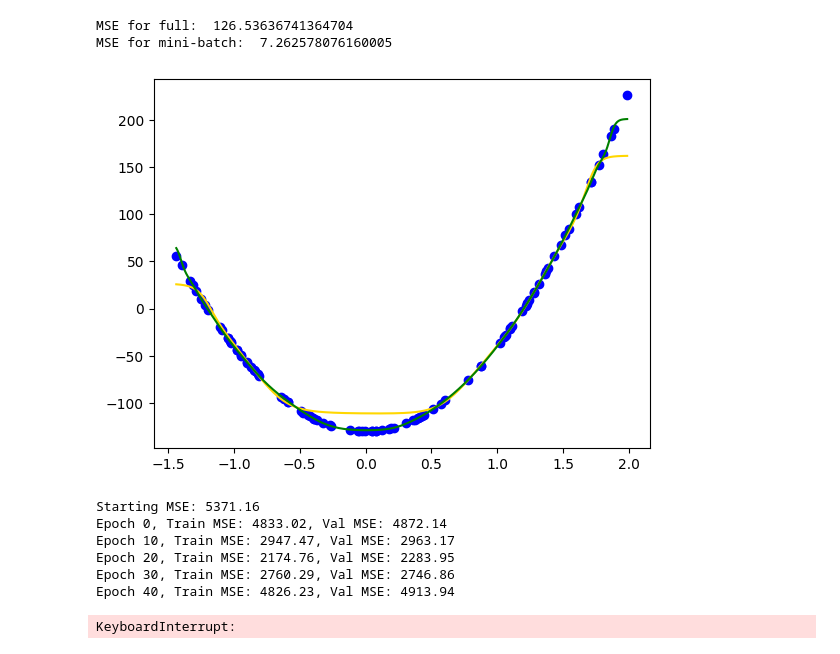
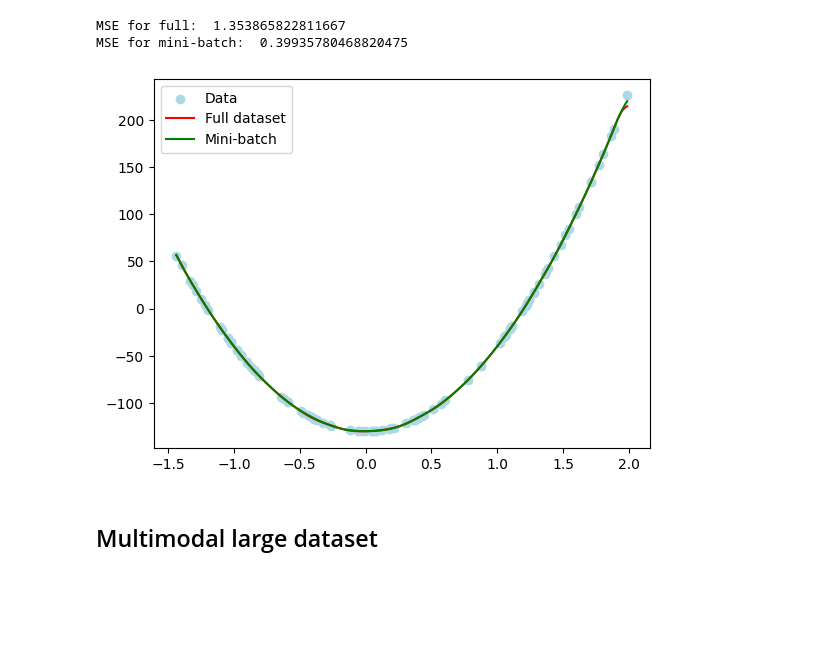
Before and after one commit to wojcikbart/NeuralNetworks, a Jupyter notebook: nn2/nn2.ipynb, the cells around one changed output. Drawn from its saved outputs; the diff is of its cells as text; code cells hidden in the pictures; blank space fills up the shorter version.

```diff
--- a/nn2/nn2.ipynb
+++ b/nn2/nn2.ipynb
@@ -170,0 +90,14 @@ Final MSE: 34.85779774713603 after 60000 epochs
+# %%
+nn_square_batch = NeuralNetwork(X_square_train, y_square_train, [1, 32, 64, 32, 1],
+                                activation_fun='sigmoid')
+history_square_batch = nn_square_batch.train(learning_rate=0.1, epochs=int(2e3), validation_data=(X_square_test, y_square_test), stop_condition=0.01, batch_size=20)
+history_square_batch = nn_square_batch.train(learning_rate=0.01, epochs=int(5e4), validation_data=(X_square_test, y_square_test), stop_condition=0.01, batch_size=20)
+history_square_batch = nn_square_batch.train(learning_rate=0.001, epochs=int(5e4), validation_data=(X_square_test, y_square_test), stop_condition=0.01, batch_size=20)
+history_square_batch = nn_square_batch.train(learning_rate=0.0001, epochs=int(5e4), validation_data=(X_square_test, y_square_test), stop_condition=0.01, batch_size=20)
+
+nn_square = NeuralNetwork(X_square_train, y_square_train, [1, 32, 64, 32, 1],
+                          activation_fun='sigmoid')
+history_square = nn_square.train(learning_rate=0.1, epochs=int(1e3), validation_data=(X_square_test, y_square_test), stop_condition=0.01)
+history_square = nn_square.train(learning_rate=0.01, epochs=int(5e3), validation_data=(X_square_test, y_square_test), stop_condition=0.01)
+history_square = nn_square.train(learning_rate=0.001, epochs=int(5e3), validation_data=(X_square_test, y_square_test), stop_condition=0.01)
+history_square = nn_square.train(learning_rate=0.0001, epochs=int(5e3), validation_data=(X_square_test, y_square_test), stop_condition=0.01)
@@ -171,21 +122,24 @@ Final MSE: 34.85779774713603 after 60000 epochs
 # %%
 y_square_pred = nn_square.predict(X_square_test)
 mse_square = np.mean(np.square(y_square_test - y_square_pred))
 print("MSE for full: ", mse_square)
 
-y_square_pred2 = nn_square2.predict(X_square_test)
+y_square_pred2 = nn_square_batch.predict(X_square_test)
 mse_square2 = np.mean(np.square(y_square_test - y_square_pred2))
 print("MSE for mini-batch: ", mse_square2)
 
 x = np.linspace(min(X_square_test), max(X_square_test), 1000)
-plt.scatter(X_square_test, y_square_test, color='blue')
-plt.plot(x, nn_square.predict(x), color='gold')
-plt.plot(x, nn_square2.predict(x), color='green')
+plt.scatter(X_square_test, y_square_test, color='lightblue', label='Data')
+plt.plot(x, nn_square.predict(x), color='red', label='Full dataset')
+plt.plot(x, nn_square_batch.predict(x), color='green', label='Mini-batch')
+plt.legend()
 plt.show()
 # %% [output]
-MSE for full:  126.53636741364704
-MSE for mini-batch:  7.262578076160005
+MSE for full:  1.353865822811667
+MSE for mini-batch:  0.39935780468820475
-[figure, old version]
+[figure, new version]
+# %% [markdown]
+## Multimodal large dataset
 # %%
 multimodal_train = pd.read_csv("dane_nn2/multimodal-large-training.csv")
 multimodal_train.head()
@@ -196,27 +150,3 @@ multimodal_test = pd.read_csv("dane_nn2/multimodal-large-test.csv")
 multimodal_test.head()
 X_multimodal_test = multimodal_test['x'].values.reshape(-1, 1)
 y_multimodal_test = multimodal_test['y'].values.reshape(-1, 1)
-# %%
-# nn_multimodal = NeuralNetwork([1, 64, 128, 64, 1], activation_fun='sigmoid')
-# h1, wh1 = nn_multimodal.train(X_multimodal_train, y_multimodal_train, 0.1, int(1e3), stop_condition=1, report_interval=10)
-# h1, wh1 = nn_multimodal.train(X_multimodal_train, y_multimodal_train, 0.001, int(1e3), stop_condition=1, report_interval=10)
-
-nn_multimodal2 = NeuralNetwork(X_multimodal_train, y_multimodal_train, [1, 64, 128, 64, 1], activation_fun='sigmoid')
-h1, wh1 = nn_multimodal2.train(0.02, int(3e2), validation_data=(X_multimodal_test, y_multimodal_test), mini_batch=True, batch_size=128, stop_condition=1, report_interval=10)
-h1, wh1 = nn_multimodal2.train(0.001, int(1e2), mini_batch=True, batch_size=128, stop_condition=1, report_interval=10)
-
-
-# plt.plot(h1, label="Full dataset")
-# plt.plot(h1, label="Mini-batch")
-# plt.xlabel("Epoch")
-# plt.ylabel("MSE")
-# plt.legend()
-# plt.show()
-# %% [output]
-Starting MSE: 5371.16
-Epoch 0, Train MSE: 4833.02, Val MSE: 4872.14
-Epoch 10, Train MSE: 2947.47, Val MSE: 2963.17
-Epoch 20, Train MSE: 2174.76, Val MSE: 2283.95
-Epoch 30, Train MSE: 2760.29, Val MSE: 2746.86
-Epoch 40, Train MSE: 4826.23, Val MSE: 4913.94
-KeyboardInterrupt:
```
Also changed, not shown: parts of 16 cells of this notebook, 1 other file.
